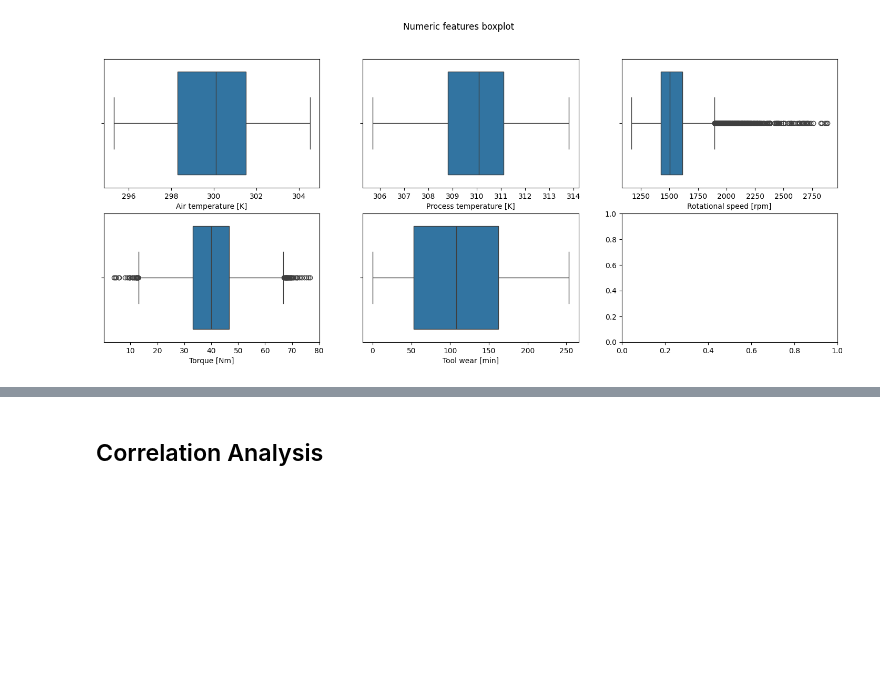
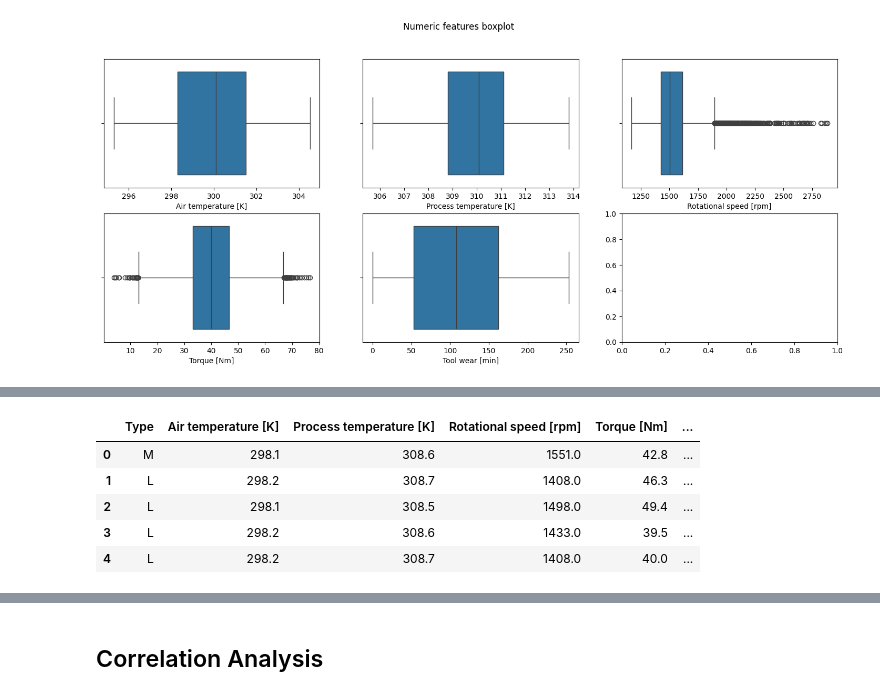
Before and after one commit to waldmjn/Predictive-Maintenance, a Jupyter notebook: DataAnalysis.ipynb, the cells around one changed output, grey strips where cells are left out. Cells and saved outputs as stored; diff of their text form; code cells hidden in the pictures; blank space fills up the shorter version.

```diff
--- a/DataAnalysis.ipynb
+++ b/DataAnalysis.ipynb
@@ -225,0 +233,13 @@ The boxplots highlight possible outliers in the features mentioned above. Howeve
+# %%
+df['Power [W]'] = df['Torque [Nm]'] * (2 * np.pi * df['Rotational speed [rpm]'] / 60.0)
+df['Overstrain [minNm]'] = df['Torque [Nm]'] * df['Tool wear [min]']
+df['Heat dissipation [rpminK]'] = abs(df['Air temperature [K]'] - df['Process temperature [K]']) * df['Rotational speed [rpm]']
+
+df.head(5)
+# %% [output]
+|  | Type | Air temperature [K] | Process temperature [K] | Rotational speed [rpm] | Torque [Nm] | ... |
+| 0 | M | 298.1 | 308.6 | 1551.0 | 42.8 | ... |
+| 1 | L | 298.2 | 308.7 | 1408.0 | 46.3 | ... |
+| 2 | L | 298.1 | 308.5 | 1498.0 | 49.4 | ... |
+| 3 | L | 298.2 | 308.6 | 1433.0 | 39.5 | ... |
+| 4 | L | 298.2 | 308.7 | 1408.0 | 40.0 | ... |
```
Also changed, not shown: parts of 12 cells of this notebook.
